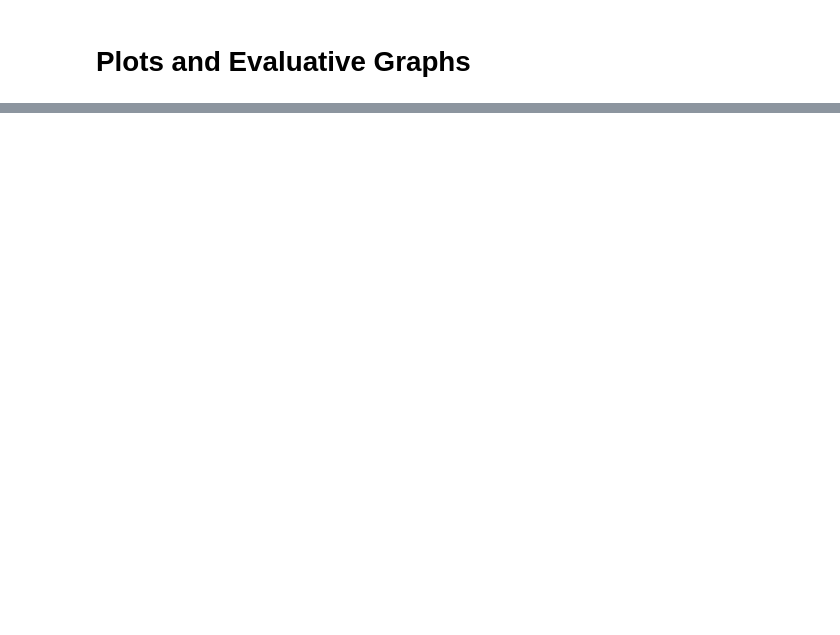
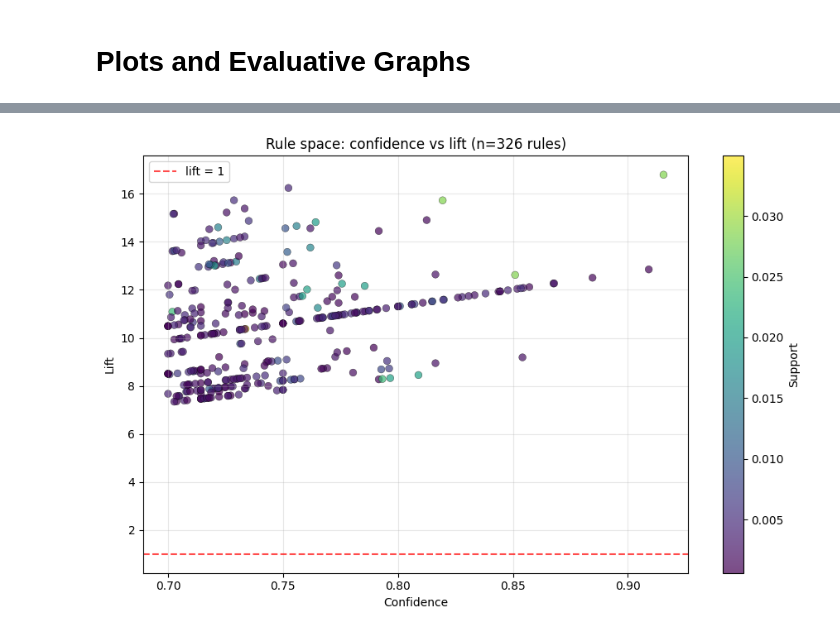
Before and after one commit to AidanDonnelly1/ear-worm, a Jupyter notebook: apriori.ipynb, the cells around one changed output, grey strips where cells are left out. Saved outputs shown, nothing was run; the diff lists cells and outputs as text; code cells hidden in the pictures; blank space fills up the shorter version.

```diff
--- a/apriori.ipynb
+++ b/apriori.ipynb
@@ -451,0 +548,28 @@ plt.show()
+# %%
+fig, ax = plt.subplots(figsize=(9, 6))
+
+scatter = ax.scatter(
+    training_rules['confidence'],
+    training_rules['lift'],
+    c=training_rules['support'],
+    cmap='viridis',
+    alpha=0.7,
+    s=40,
+    edgecolors='black',
+    linewidths=0.3
+)
+
+ax.axhline(1.0, color='red', linestyle='--', linewidth=1.5, alpha=0.7, label='lift = 1')
+ax.set_xlabel('Confidence')
+ax.set_ylabel('Lift')
+ax.set_title(f'Rule space: confidence vs lift (n={len(training_rules):,} rules)')
+ax.grid(True, alpha=0.3)
+ax.legend(loc='upper left')
+
+cbar = plt.colorbar(scatter, ax=ax)
+cbar.set_label('Support')
+
+plt.tight_layout()
+plt.show()
+# %% [output]
+[figure, added]
```
Also changed, not shown: parts of 19 cells of this notebook, 1 other file.
